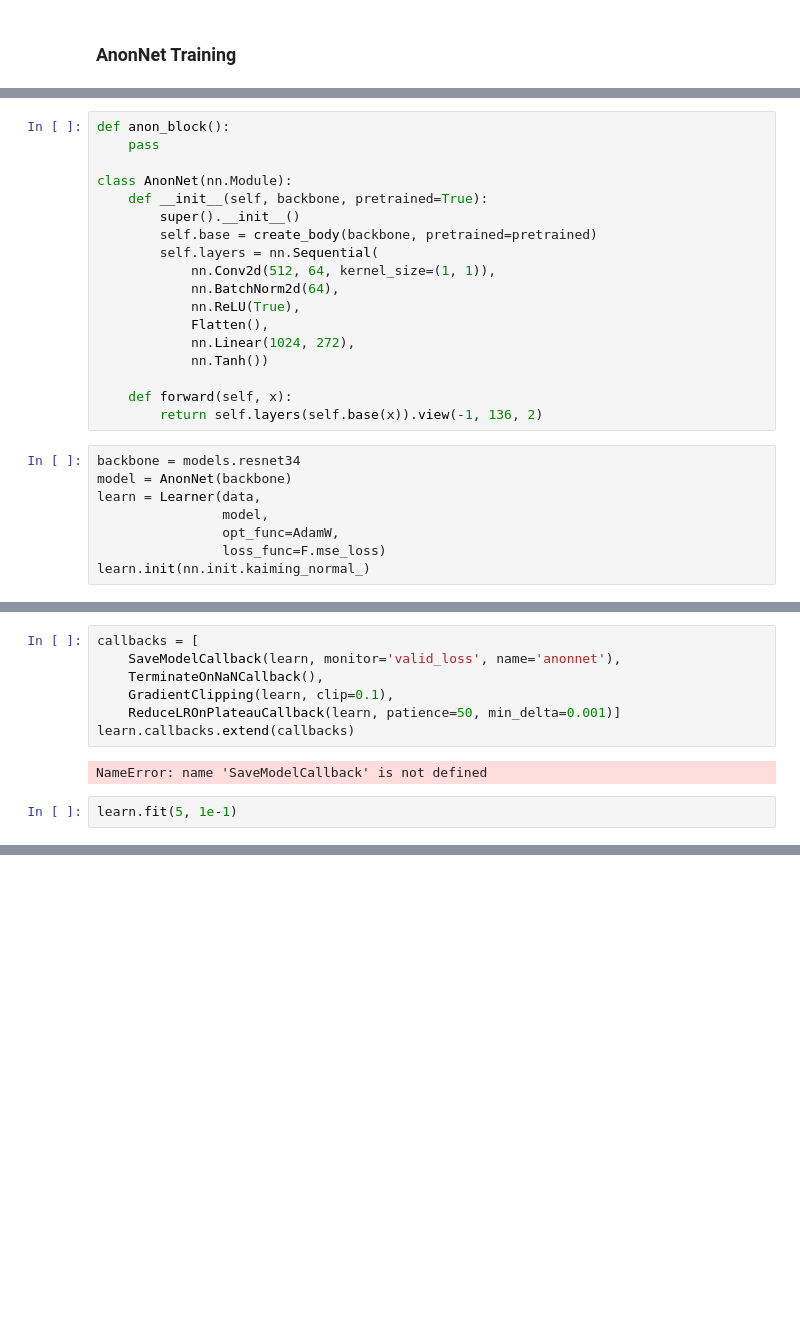
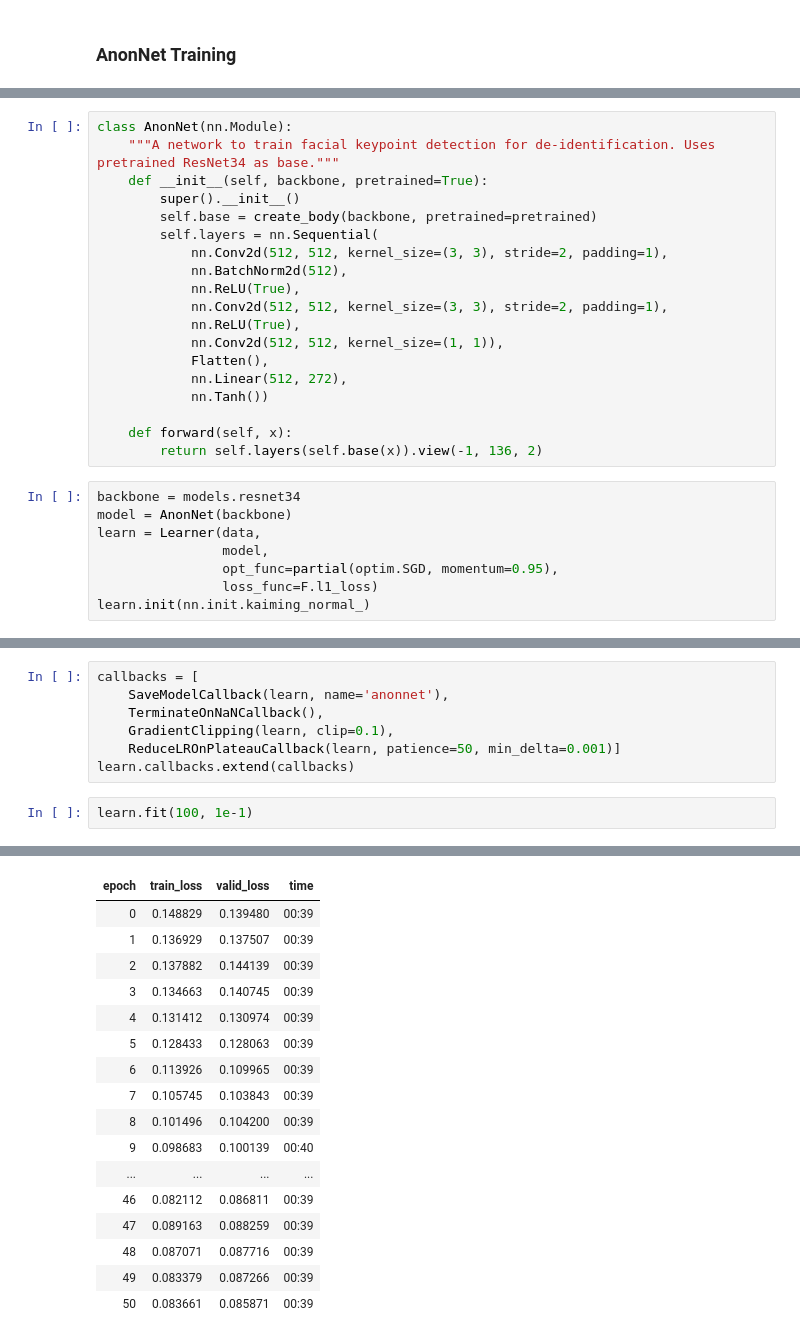
Before and after one commit to SudoSharma/datonymous, a Jupyter notebook: face_blur_sandbox.ipynb, the cells around one changed output, grey strips where cells are left out. Saved outputs shown, nothing was run; the diff lists cells and outputs as text; blank space fills up the shorter version.

```diff
--- a/face_blur_sandbox.ipynb
+++ b/face_blur_sandbox.ipynb
@@ -103,17 +108,18 @@ class PadTarget(LearnerCallback):
 # %%
-def anon_block():
-    pass
-
 class AnonNet(nn.Module):
+    """A network to train facial keypoint detection for de-identification. Uses pretrained ResNet34 as base."""
     def __init__(self, backbone, pretrained=True):
         super().__init__()
         self.base = create_body(backbone, pretrained=pretrained)
         self.layers = nn.Sequential(
-            nn.Conv2d(512, 64, kernel_size=(1, 1)),
-            nn.BatchNorm2d(64),
+            nn.Conv2d(512, 512, kernel_size=(3, 3), stride=2, padding=1),
+            nn.BatchNorm2d(512),
             nn.ReLU(True),
+            nn.Conv2d(512, 512, kernel_size=(3, 3), stride=2, padding=1),
+            nn.ReLU(True),
+            nn.Conv2d(512, 512, kernel_size=(1, 1)),
             Flatten(),
-            nn.Linear(1024, 272),
+            nn.Linear(512, 272),
             nn.Tanh())
 
     def forward(self, x):
@@ -123,7 +129,7 @@ backbone = models.resnet34
 model = AnonNet(backbone)
 learn = Learner(data,
                 model,
-                opt_func=AdamW,
-                loss_func=F.mse_loss)
+                opt_func=partial(optim.SGD, momentum=0.95),
+                loss_func=F.l1_loss)
 learn.init(nn.init.kaiming_normal_)
 # %%
@@ -136,11 +145,10 @@ learn.recorder.plot()
 # %%
 callbacks = [
-    SaveModelCallback(learn, monitor='valid_loss', name='anonnet'),
+    SaveModelCallback(learn, name='anonnet'),
     TerminateOnNaNCallback(),
     GradientClipping(learn, clip=0.1),
     ReduceLROnPlateauCallback(learn, patience=50, min_delta=0.001)]
 learn.callbacks.extend(callbacks)
-# %% [output]
-NameError: name 'SaveModelCallback' is not defined
 # %%
-learn.fit(5, 1e-1)
+learn.fit(100, 1e-1)
+# %% [output]
@@ -146,0 +156,17 @@ learn.fit(5, 1e-1)
+| epoch | train_loss | valid_loss | time |
+| 0 | 0.148829 | 0.139480 | 00:39 |
+| 1 | 0.136929 | 0.137507 | 00:39 |
+| 2 | 0.137882 | 0.144139 | 00:39 |
+| 3 | 0.134663 | 0.140745 | 00:39 |
+| 4 | 0.131412 | 0.130974 | 00:39 |
+| 5 | 0.128433 | 0.128063 | 00:39 |
+| 6 | 0.113926 | 0.109965 | 00:39 |
+| 7 | 0.105745 | 0.103843 | 00:39 |
+| 8 | 0.101496 | 0.104200 | 00:39 |
+| 9 | 0.098683 | 0.100139 | 00:40 |
+| ... | ... | ... | ... |
+| 46 | 0.082112 | 0.086811 | 00:39 |
+| 47 | 0.089163 | 0.088259 | 00:39 |
+| 48 | 0.087071 | 0.087716 | 00:39 |
+| 49 | 0.083379 | 0.087266 | 00:39 |
+| 50 | 0.083661 | 0.085871 | 00:39 |
```
Also changed, not shown: parts of 33 cells of this notebook.
